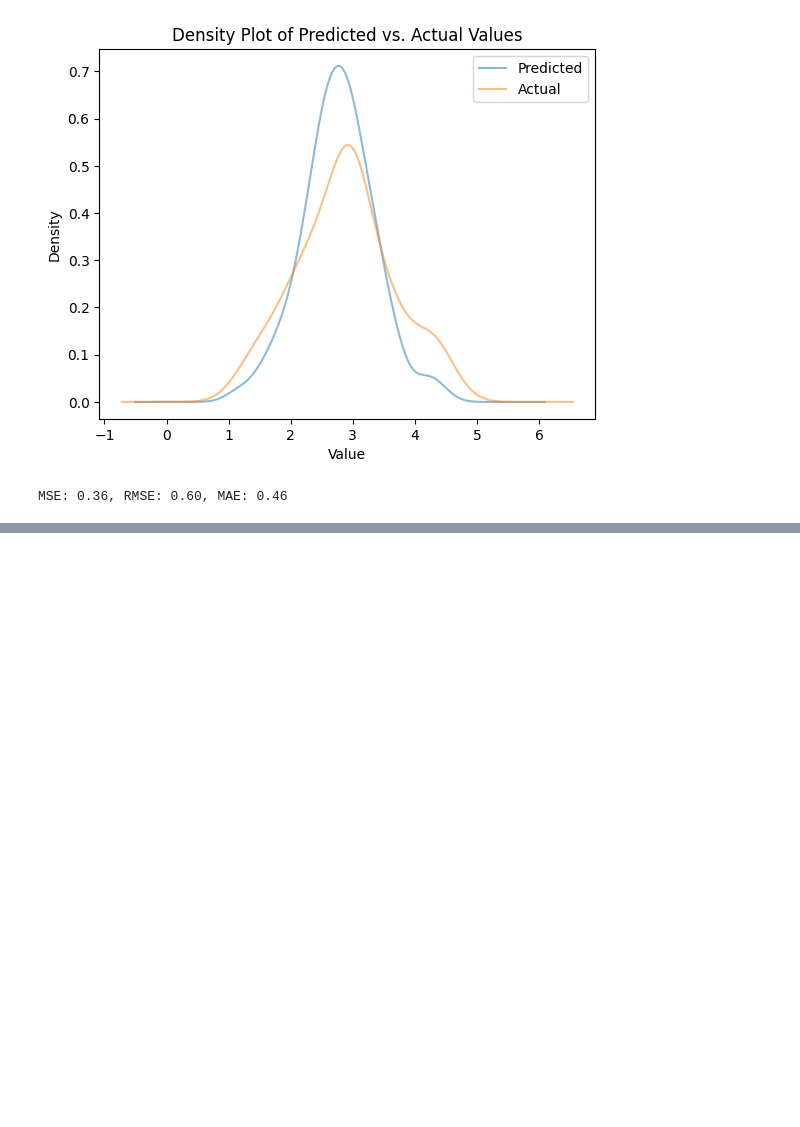
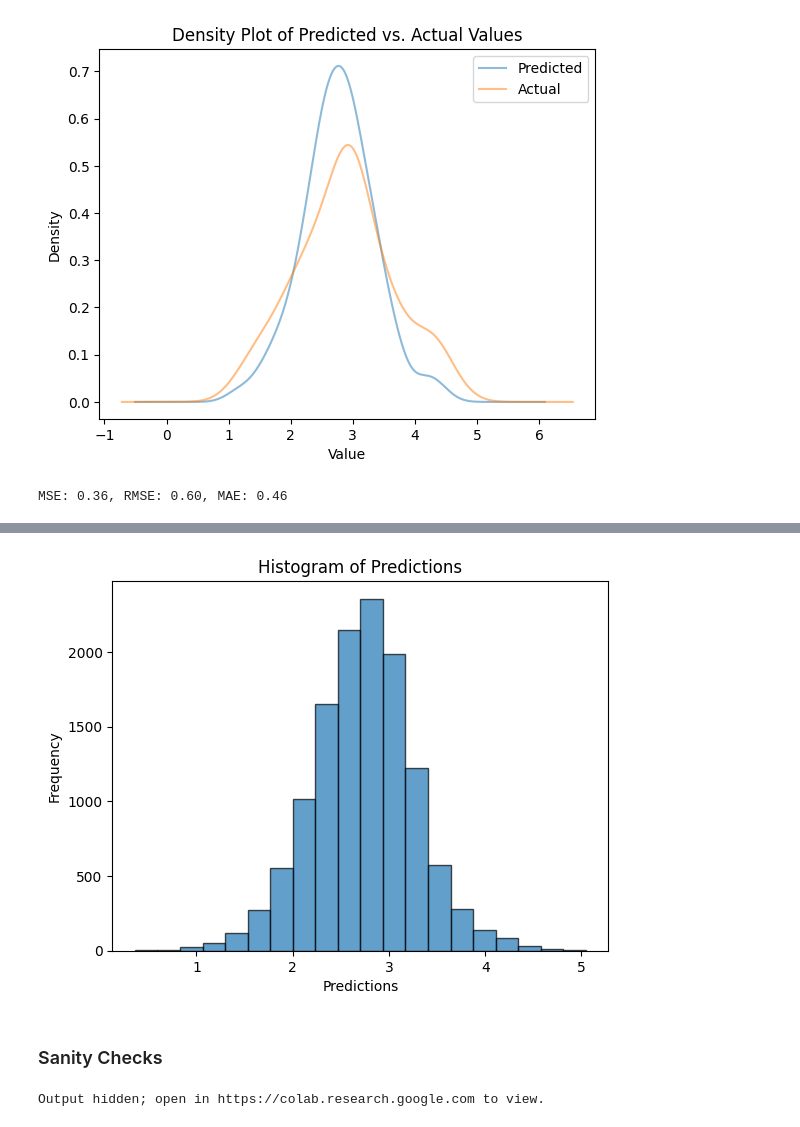
Before and after one commit to Studymon/BikeWayFinder, a Jupyter notebook: notebooks/survey_model_quality.ipynb, the cells around one changed output, grey strips where cells are left out. Cells and saved outputs as stored; diff of their text form; code cells hidden in the pictures; blank space fills up the shorter version.

```diff
--- a/notebooks/survey_model_quality.ipynb
+++ b/notebooks/survey_model_quality.ipynb
@@ -482,0 +563,32 @@ MSE: 0.36, RMSE: 0.60, MAE: 0.46
+# %%
+# Instantiate the datasets
+new_dataset = UnseenDataset(img_dir=NEW_DIR, transform=unseen_transform)
+new_loader = DataLoader(new_dataset, batch_size=BATCH_SIZE, shuffle=False)
+# %%
+model = resnet50(weights=ResNet50_Weights.DEFAULT)
+in_features = model.fc.in_features
+final_fc = nn.Linear(in_features, NUM_CLASSES)
+model.fc = final_fc
+# %%
+# Load saved model
+model.load_state_dict(torch.load('survey_model.pt'))
+model.to(DEVICE)
+
+# Use model to predict scores on unseen data
+model.eval()
+
+predictions_new = []
+filenames_new = []
+
+with torch.no_grad():
+    for images, files in tqdm(new_loader, desc='Predicting'):
+        images = images.to(DEVICE)
+        outputs = model(images)
+        predictions_new.extend(outputs.cpu().numpy())
+        filenames_new.extend(files)
+# %%
+results_new = pd.DataFrame({
+    'Filename': filenames_new,
+    'Prediction': [pred[0] for pred in predictions_new]
+})
+results_new
@@ -482,0 +609,9 @@ MSE: 0.36, RMSE: 0.60, MAE: 0.46
+# %%
+# Histogram of the predictions
+plt.hist(results_new['Prediction'], bins=20, edgecolor='black', alpha=0.7)
+plt.title('Histogram of Predictions')
+plt.xlabel('Predictions')
+plt.ylabel('Frequency')
+plt.show()
+# %% [output]
+[figure, added]
@@ -482,0 +634,2 @@ MSE: 0.36, RMSE: 0.60, MAE: 0.46
+# %% [markdown]
+### Sanity Checks
@@ -482,0 +639,25 @@ MSE: 0.36, RMSE: 0.60, MAE: 0.46
+# %%
+from PIL import Image
+import math
+
+images_per_row = 5
+
+num_images = len(image_filenames)
+num_rows = math.ceil(num_images / images_per_row)
+
+# Set up the figure size and grid layout
+plt.figure(figsize=(20, num_rows * 4))
+
+for i, filename in enumerate(image_filenames, start=1):
+    img_path = os.path.join(NEW_DIR, filename)
+    image = Image.open(img_path)
+
+    plt.subplot(num_rows, images_per_row, i)
+    plt.imshow(image)
+    plt.title(filename, fontsize=10)
+    plt.axis('off')
+
+plt.tight_layout()
+plt.show()
+# %% [output]
+Output hidden; open in https://colab.research.google.com to view.
```
Also changed, not shown: parts of 16 cells of this notebook.
